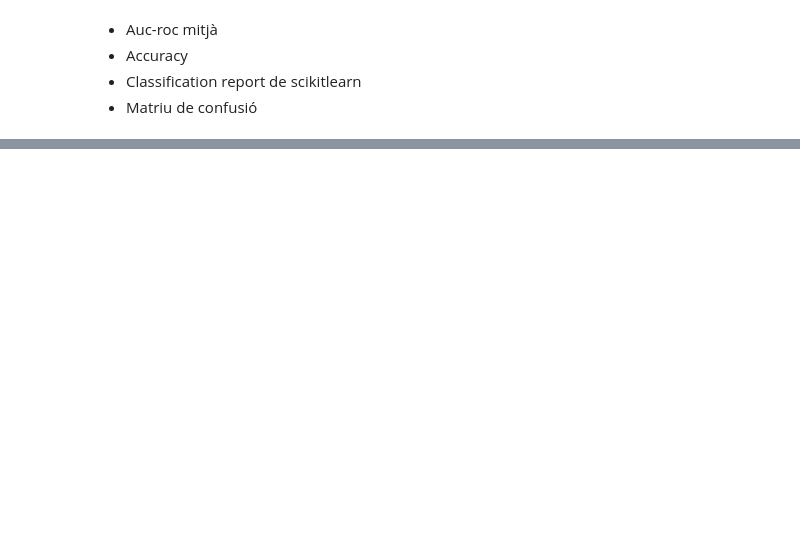
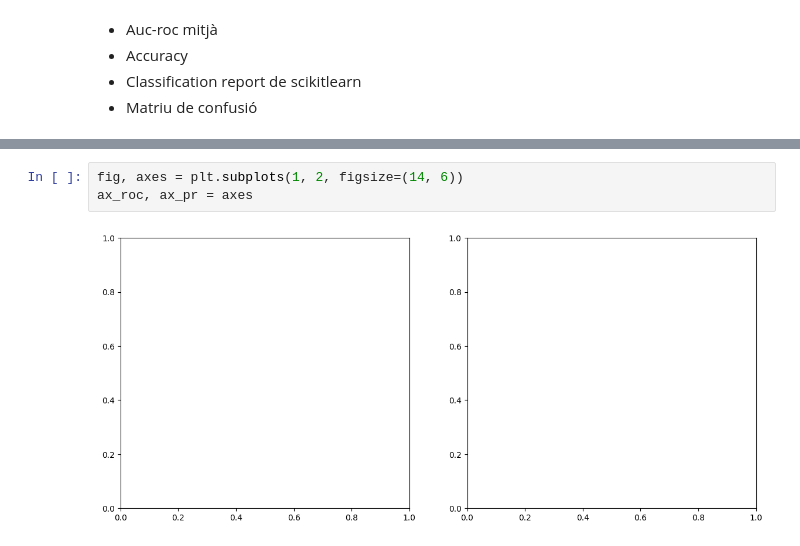
Before and after one commit to themossen69/pokemon-classification, a Jupyter notebook: main.ipynb, the cells around one changed output, grey strips where cells are left out. Cells and saved outputs as stored; diff of their text form; blank space fills up the shorter version.

```diff
--- a/main.ipynb
+++ b/main.ipynb
@@ -265,0 +431,5 @@ plt.show()
+# %%
+fig, axes = plt.subplots(1, 2, figsize=(14, 6))
+ax_roc, ax_pr = axes
+# %% [output]
+[figure, added]
```
Also changed, not shown: parts of 11 cells of this notebook.
